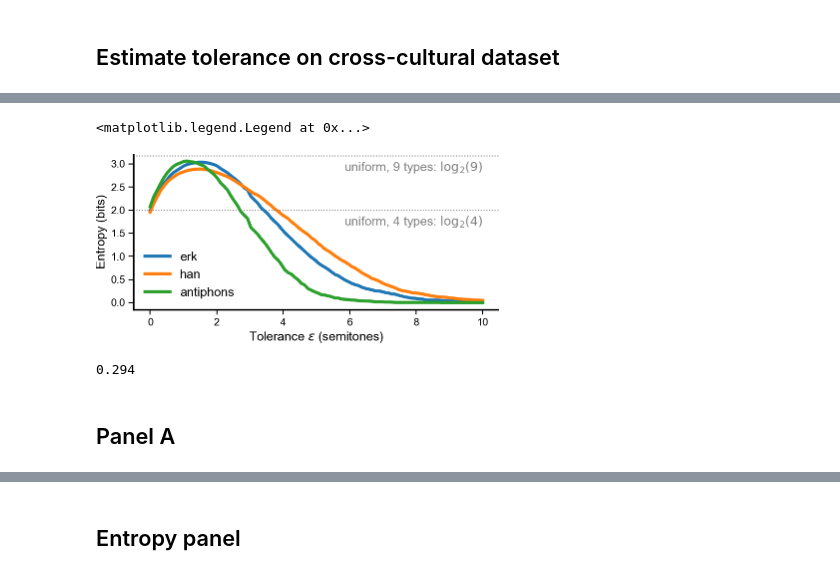
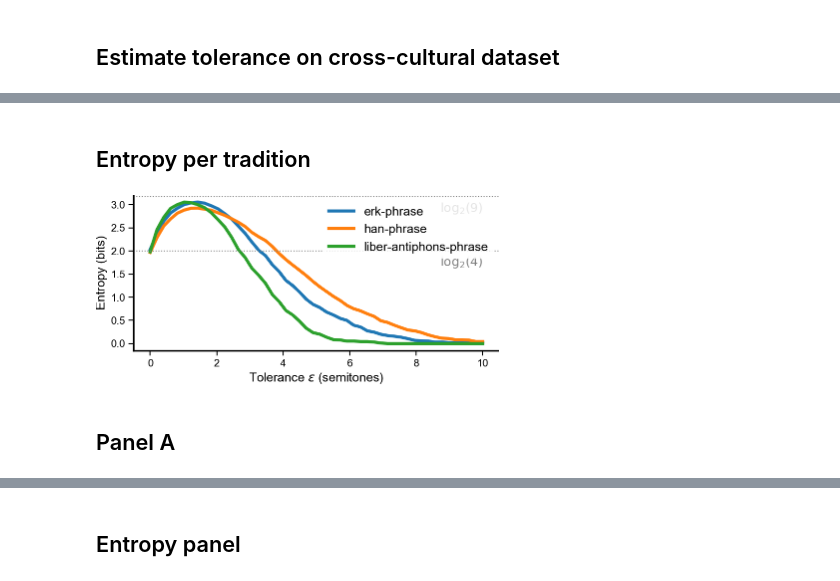
Before and after one commit to bacor/shapes-of-music, a Jupyter notebook: clean_notebooks/Tolerance.ipynb, the cells around one changed output, grey strips where cells are left out. Cells and saved outputs as stored; diff of their text form; code cells hidden in the pictures.

```diff
--- a/clean_notebooks/Tolerance.ipynb
+++ b/clean_notebooks/Tolerance.ipynb
@@ -84,24 +87,22 @@ for dataset_id in dataset_ids:
-# %%
-plt.figure(figsize=cm2inch(8, 3.5))
-
-plt.plot(xs, losses['erk'], label='erk')
-plt.plot(xs, losses['han'], label='han')
-plt.plot(xs, losses['liber-antiphons'], label='antiphons')
-
-plt.ylabel('Entropy (bits)')
-plt.xlabel('Tolerance $\epsilon$ (semitones)');
-plt.axhline(np.log2(4), ls=':', c='0.5', lw=.5)
-plt.text(10, np.log2(4)-.1, 'uniform, 4 types: $\log_2(4)$',
-         va='top', ha='right', c='0.5', fontsize=6)
-plt.axhline(np.log2(9), ls=':', c='0.5', lw=.5)
-plt.text(10, np.log2(9)-.1, 'uniform, 9 types: $\log_2(9)$',
-         va='top', ha='right', c='0.5', fontsize=6)
-sns.despine()
-plt.legend()
-# plt.savefig(f'../figures/figC1-entropies.pdf')
-# %% [output]
-<matplotlib.legend.Legend at 0x...>
-[figure, removed]
+# %% [markdown]
+## Entropy per tradition
+# %%
+dataset_ids = ['erk-phrase', 'han-phrase', 'liber-antiphons-phrase']
+results = {}
+for dataset_id in dataset_ids:
+    cont = Dataset(dataset_id).contours('pitch_centered', limit=1000)
+    cont = [Contour(c) for c in cont]
+    results[dataset_id] = HuronOptimization(cont)
+# %%
+plt.figure(figsize=cm2inch(8, 3.5), dpi=150)
+for dataset_id, experiment in results.items():
+    plt.plot(experiment.xs, experiment.losses, label=dataset_id)
+plt.legend()
+decorate_entropy_plot()
+# %% [output]
+[figure, added]
+# %% [markdown]
+## Panel A
 # %%
 order = {
     'descending': 'desc',
@@ -114,10 +115,4 @@ order = {
     'ascending': 'asc',
     'horizontal-ascending': 'h-asc',
 }
-# %%
-freqs['descending']
-# %% [output]
-0.294
-# %% [markdown]
-## Panel A
 # %%
```
Also changed, not shown: parts of 24 cells of this notebook, 3 other files.
